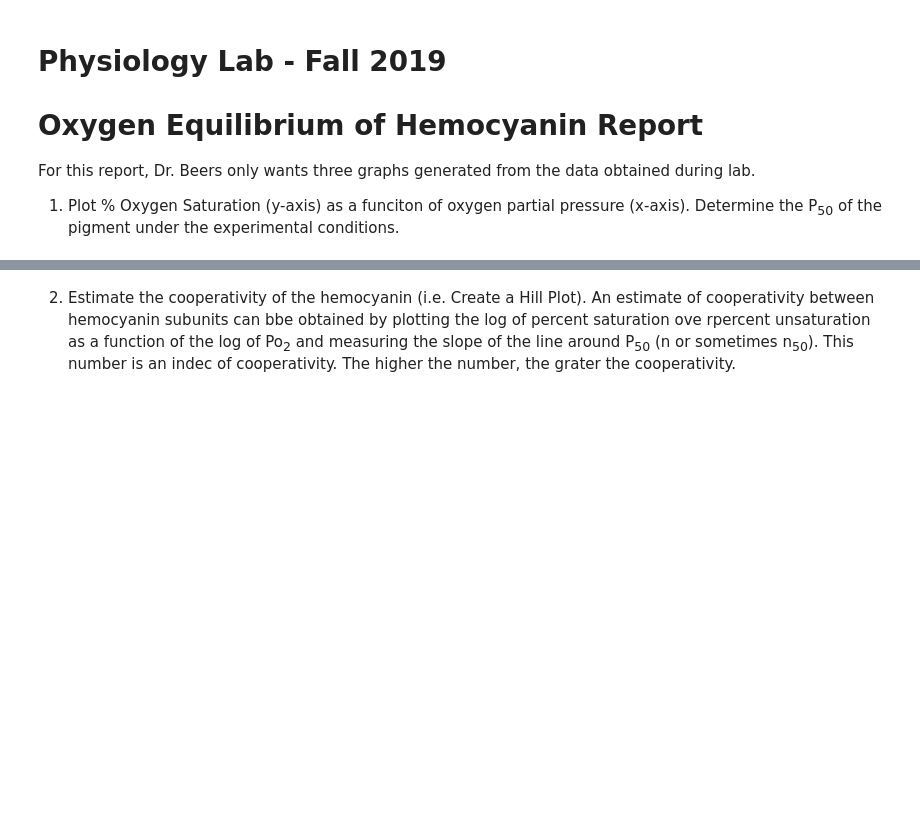
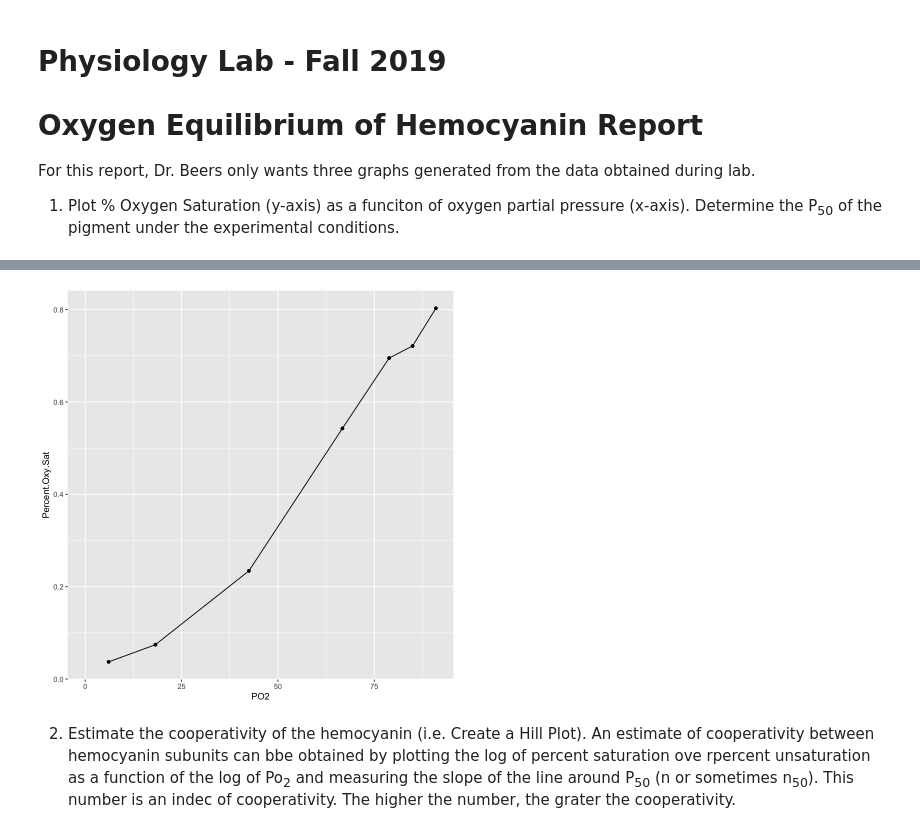
Before and after one commit to andrew2165/biometry_notebooks, a Jupyter notebook: OxygenEqOfHemocyanin.ipynb, the cells around one changed output, grey strips where cells are left out. Drawn from its saved outputs; the diff is of its cells as text; code cells hidden in the pictures; blank space fills up the shorter version.

```diff
--- a/OxygenEqOfHemocyanin.ipynb
+++ b/OxygenEqOfHemocyanin.ipynb
@@ -426,0 +65,4 @@ Warning message:
+# %%
+ggplot(hem_73, aes(PO2, Percent.Oxy.Sat)) +
+    geom_point() +
+# %% [output]
@@ -427,3 +73,4 @@ Warning message:
+[figure, added]
 # %% [markdown]
 2. Estimate the cooperativity of the hemocyanin (i.e. Create a Hill Plot). An estimate of cooperativity between hemocyanin subunits can bbe obtained by plotting the log of percent saturation ove rpercent unsaturation as a function of the log of Po<sub>2</sub> and measuring the slope of the line around P<sub>50</sub> (n or sometimes n<sub>50</sub>). This number is an indec of cooperativity. The higher the number, the grater the cooperativity.
 # %%
```
Also changed, not shown: parts of 12 cells of this notebook.
